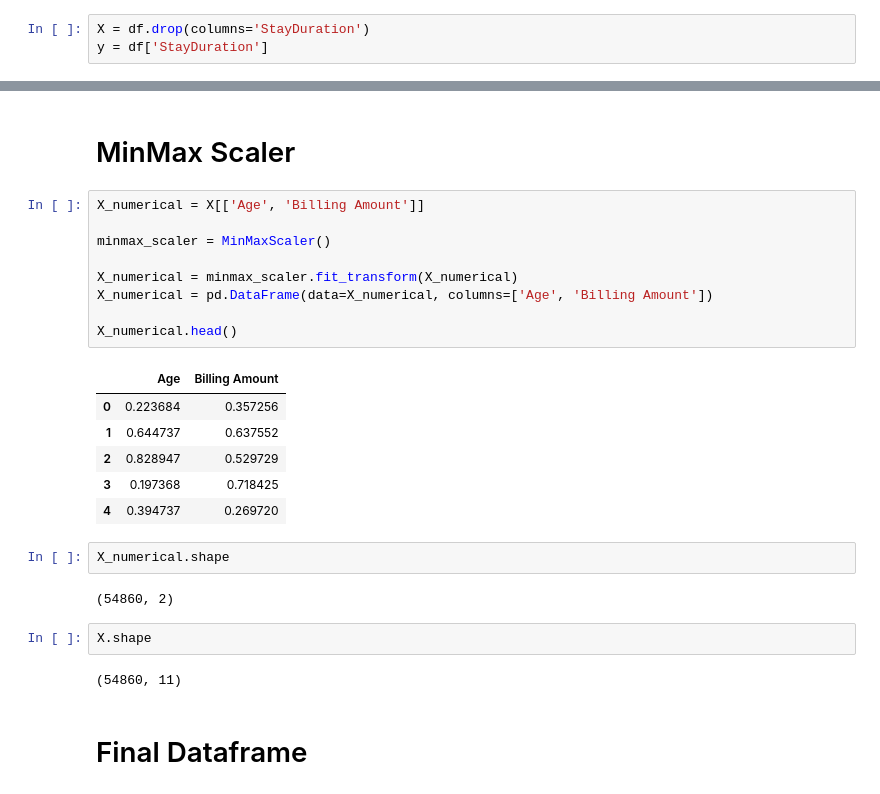
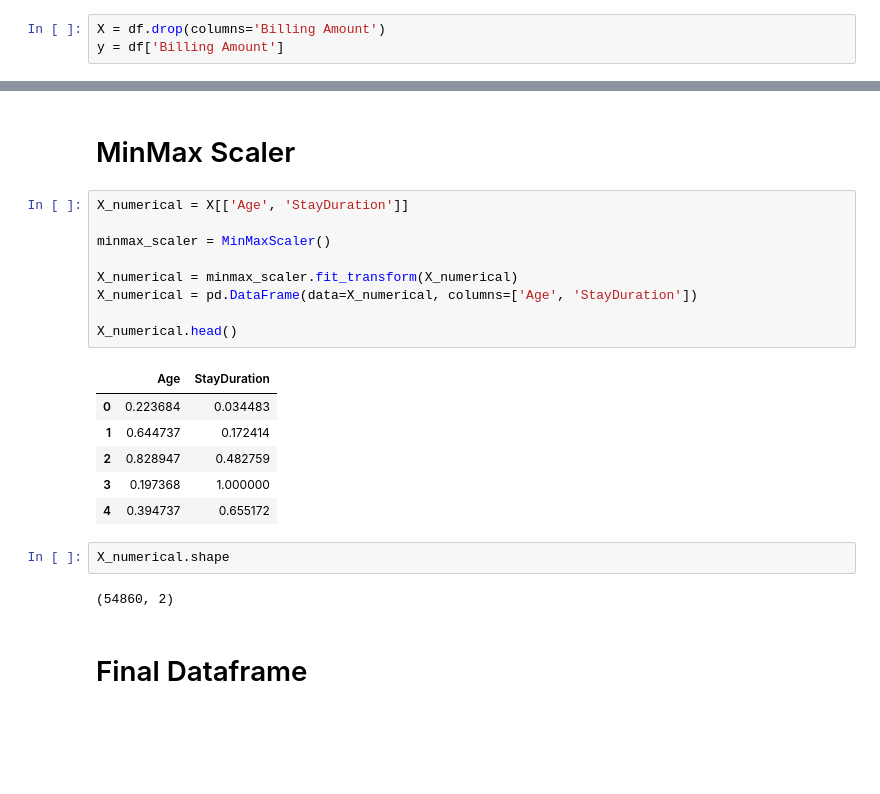
Before and after one commit to Reem24Alamri/hospitai, a Jupyter notebook: Test environment.ipynb, the cells around one changed output, grey strips where cells are left out. Drawn from its saved outputs; the diff is of its cells as text; blank space fills up the shorter version.

```diff
--- a/Test environment.ipynb
+++ b/Test environment.ipynb
@@ -166,5 +166,5 @@ df.head()
 | 3 | 28 | Female | O+ | Diabetes | Medicare | 37909.782410 | Elective | ... |
 | 4 | 43 | Female | AB+ | Cancer | Aetna | 14238.317814 | Urgent | ... |
 # %%
-X = df.drop(columns='StayDuration')
-y = df['StayDuration']
+X = df.drop(columns='Billing Amount')
+y = df['Billing Amount']
@@ -255,29 +230,25 @@ Index(['Gender', 'Blood Type_A+', 'Blood Type_A-', 'Blood Type_AB+',
 # %% [markdown]
 # MinMax Scaler
 # %%
-X_numerical = X[['Age', 'Billing Amount']]
+X_numerical = X[['Age', 'StayDuration']]
 
 minmax_scaler = MinMaxScaler()
 
 X_numerical = minmax_scaler.fit_transform(X_numerical)
-X_numerical = pd.DataFrame(data=X_numerical, columns=['Age', 'Billing Amount'])
+X_numerical = pd.DataFrame(data=X_numerical, columns=['Age', 'StayDuration'])
 
 X_numerical.head()
 # %% [output]
-|  | Age | Billing Amount |
-| 0 | 0.223684 | 0.357256 |
-| 1 | 0.644737 | 0.637552 |
-| 2 | 0.828947 | 0.529729 |
-| 3 | 0.197368 | 0.718425 |
-| 4 | 0.394737 | 0.269720 |
+|  | Age | StayDuration |
+| 0 | 0.223684 | 0.034483 |
+| 1 | 0.644737 | 0.172414 |
+| 2 | 0.828947 | 0.482759 |
+| 3 | 0.197368 | 1.000000 |
+| 4 | 0.394737 | 0.655172 |
 # %%
 X_numerical.shape
 # %% [output]
 (54860, 2)
-# %%
-X.shape
-# %% [output]
-(54860, 11)
 # %% [markdown]
 # Final Dataframe
 # %%
```
Also changed, not shown: parts of 18 cells of this notebook.
